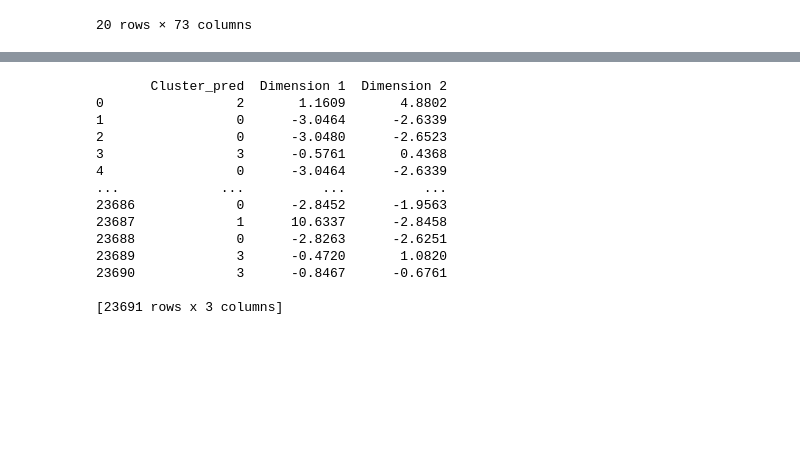
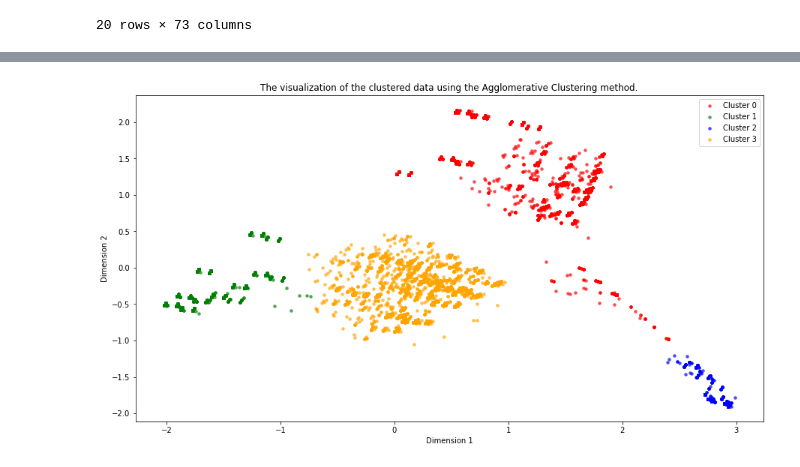
Before and after one commit to LucioBolatti/RecSys22-UB, a Jupyter notebook: clustering_features.ipynb, the cells around one changed output, grey strips where cells are left out. Cells and saved outputs as stored; diff of their text form; code cells hidden in the pictures; blank space fills up the shorter version.

```diff
--- a/clustering_features.ipynb
+++ b/clustering_features.ipynb
@@ -294,33 +271,23 @@ visualize_clusters(to_plot,centers_2comp,5)
-# %%
-print(to_plot)
-# %% [output]
-       Cluster_pred  Dimension 1  Dimension 2
-0                 2       1.1609       4.8802
-1                 0      -3.0464      -2.6339
-2                 0      -3.0480      -2.6523
-3                 3      -0.5761       0.4368
-4                 0      -3.0464      -2.6339
-...             ...          ...          ...
-23686             0      -2.8452      -1.9563
-23687             1      10.6337      -2.8458
-23688             0      -2.8263      -2.6251
-23689             3      -0.4720       1.0820
-23690             3      -0.8467      -0.6761
-
-[23691 rows x 3 columns]
 # %%
-#reducing data to 16 prinicipal components
-pca_comp=PCA(n_components=16)
-df_reduced_comp=pca_comp.fit_transform(features_scaled)
+#AgglomerativeClustering
 
-# running Kmeans for 10 clusters on 16 PC's
-kmeans_pca_comp=KMeans(n_clusters=10)
-reduced_cluster_labels_comp=kmeans_pca_comp.fit_predict(df_reduced_comp)
-centers_comp=kmeans_pca_comp.cluster_centers_
+#visualizing the 5 clusters in 2 dimensions with 2 principal componenets
+#reducing data to 2 prinicipal components
+pca_2comp=PCA(n_components=2)
+df_reduced_2comp=pca_2comp.fit_transform(features_scaled)
 
-#creating dataframes for cluster labels and 16 PC's
-predictions=pd.DataFrame(reduced_cluster_labels_comp,columns=['Cluster_pred'])
-#reduced_df_comp=pd.DataFrame(np.round(df_reduced_comp,4),columns=['Dimension 1','Dimension 2'])
+# running Kmeans for 5 clusters on 2 PC's
+kmeans_pca_2comp=AgglomerativeClustering(n_clusters=4)
+reduced_cluster_labels_2comp=kmeans_pca_2comp.fit_predict(df_reduced_2comp)
+#centers_2comp=kmeans_pca_2comp.cluster_centers_
+
+#creating dataframes for cluster labels and 2 PC's
+predictions=pd.DataFrame(reduced_cluster_labels_2comp,columns=['Cluster_pred'])
+reduced_df_2comp=pd.DataFrame(np.round(df_reduced_2comp,4),columns=['Dimension 1','Dimension 2'])
 
 # concatanete the above two dfs
-#to_plot=pd.concat([predictions,reduced_df_comp], axis=1)
+to_plot=pd.concat([predictions,reduced_df_2comp], axis=1)
+
+visualize_clusters(to_plot,4,"Agglomerative Clustering")
+# %% [output]
+[figure, added]
```
Also changed, not shown: parts of 22 cells of this notebook, 2 other files.
